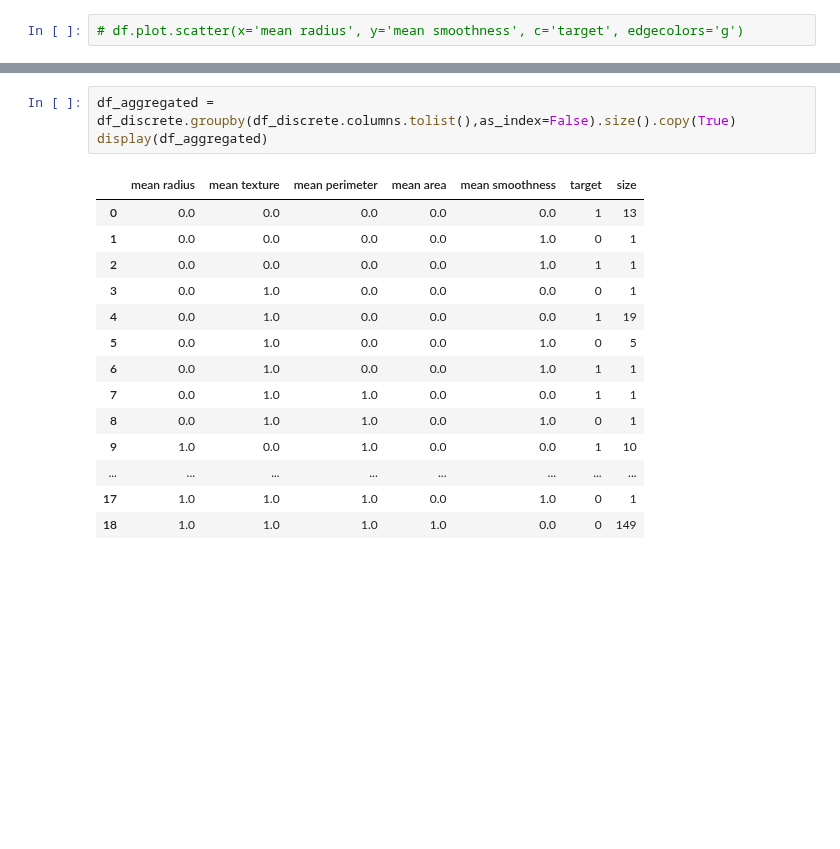
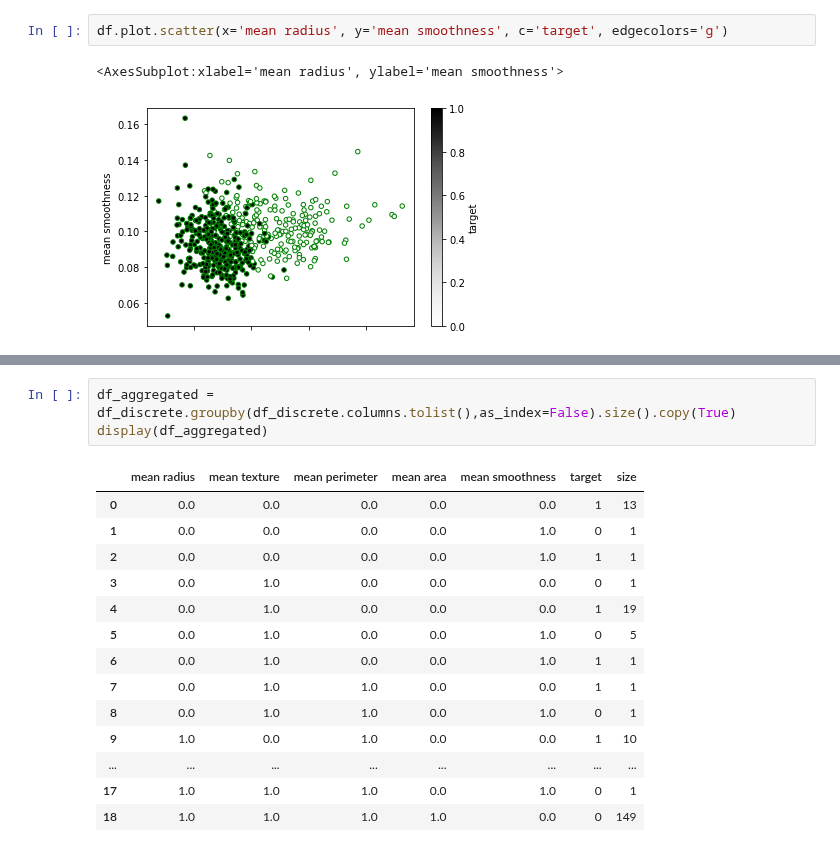
Before and after one commit to alessiorecchia/strive_exe, a Jupyter notebook: M1_Math/04. Probability/test.ipynb, the cells around one changed output, grey strips where cells are left out. Saved outputs shown, nothing was run; the diff lists cells and outputs as text; blank space fills up the shorter version.

```diff
--- a/M1_Math/04. Probability/test.ipynb
+++ b/M1_Math/04. Probability/test.ipynb
@@ -44,7 +43,10 @@ df
 | 568 | 7.76 | 24.54 | 47.92 | 181.0 | 0.05263 | 1 |
 569 rows × 6 columns
 # %%
-# df.plot.scatter(x='mean radius', y='mean smoothness', c='target', edgecolors='g')
+df.plot.scatter(x='mean radius', y='mean smoothness', c='target', edgecolors='g')
+# %% [output]
+<AxesSubplot:xlabel='mean radius', ylabel='mean smoothness'>
+[figure, added]
 # %%
 df_discrete = df.copy(True)
 
```
Also changed, not shown: parts of 2 cells of this notebook.
